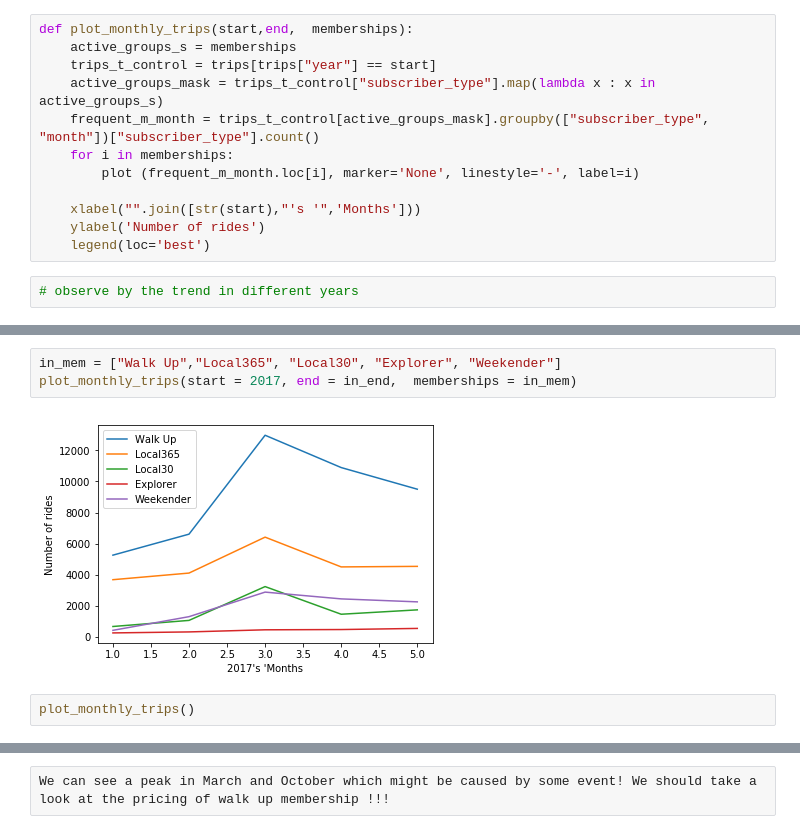
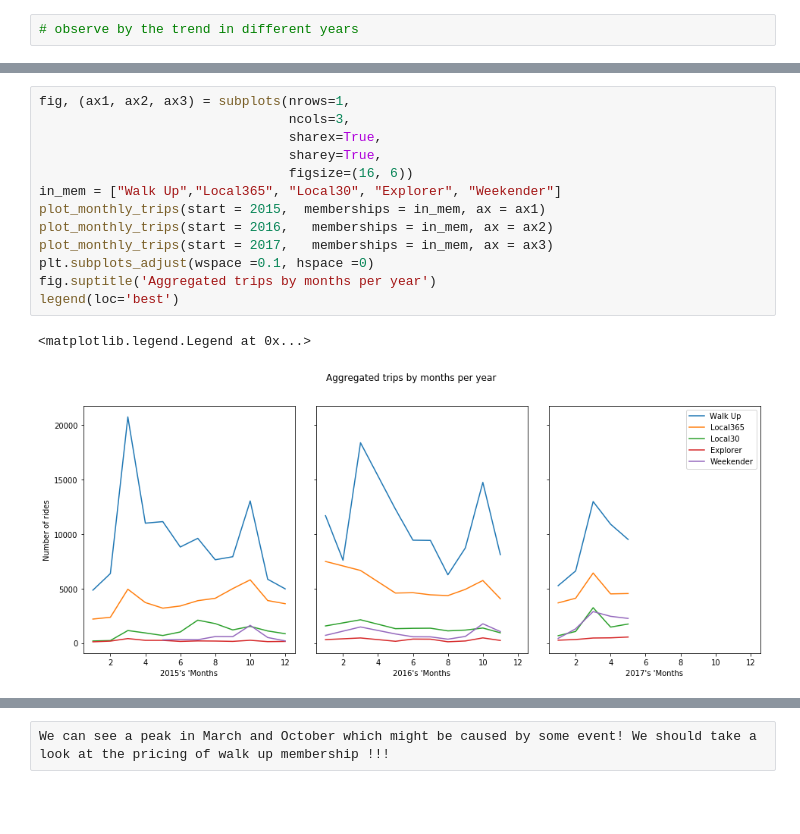
Before and after one commit to akhilesh-reddy/Strategy-consulting-for-bike-sharing, a Jupyter notebook: EDA_Henry.ipynb, the cells around one changed output, grey strips where cells are left out. Saved outputs shown, nothing was run; the diff lists cells and outputs as text; blank space fills up the shorter version.

Commit message:
improve plots

```diff
--- a/EDA_Henry.ipynb
+++ b/EDA_Henry.ipynb
@@ -123,17 +121,5 @@ legend(loc='best')
 show()
 # %% [output]
 [figure]
-# %%
-def plot_monthly_trips(start,end,  memberships):
-    active_groups_s = memberships
-    trips_t_control = trips[trips["year"] == start]
-    active_groups_mask = trips_t_control["subscriber_type"].map(lambda x : x in active_groups_s)
-    frequent_m_month = trips_t_control[active_groups_mask].groupby(["subscriber_type", "month"])["subscriber_type"].count()
-    for i in memberships:
-        plot (frequent_m_month.loc[i], marker='None', linestyle='-', label=i)
-
-    xlabel("".join([str(start),"'s '",'Months']))
-    ylabel('Number of rides')
-    legend(loc='best')
 # %%
 # observe by the trend in different years
@@ -150,7 +126,16 @@ plot_monthly_trips(start = 2016, end = in_end,  memberships = in_mem)
-# %%
-in_mem = ["Walk Up","Local365", "Local30", "Explorer", "Weekender"]
-plot_monthly_trips(start = 2017, end = in_end,  memberships = in_mem)
-# %% [output]
-[figure, removed]
-# %%
-plot_monthly_trips()
+# %%
+fig, (ax1, ax2, ax3) = subplots(nrows=1,
+                                ncols=3,
+                                sharex=True,
+                                sharey=True,
+                                figsize=(16, 6))
+in_mem = ["Walk Up","Local365", "Local30", "Explorer", "Weekender"]
+plot_monthly_trips(start = 2015,  memberships = in_mem, ax = ax1)
+plot_monthly_trips(start = 2016,   memberships = in_mem, ax = ax2)
+plot_monthly_trips(start = 2017,   memberships = in_mem, ax = ax3)
+plt.subplots_adjust(wspace =0.1, hspace =0)
+fig.suptitle('Aggregated trips by months per year')
+legend(loc='best')
+# %% [output]
+<matplotlib.legend.Legend at 0x...>
+[figure, added]
```
Also changed, not shown: parts of 5 cells of this notebook.
